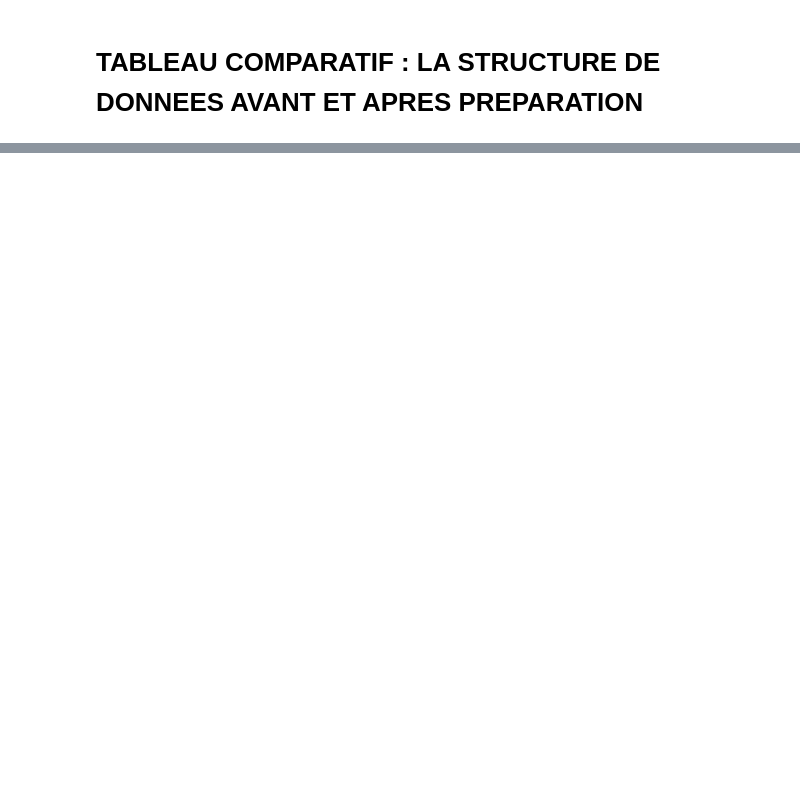
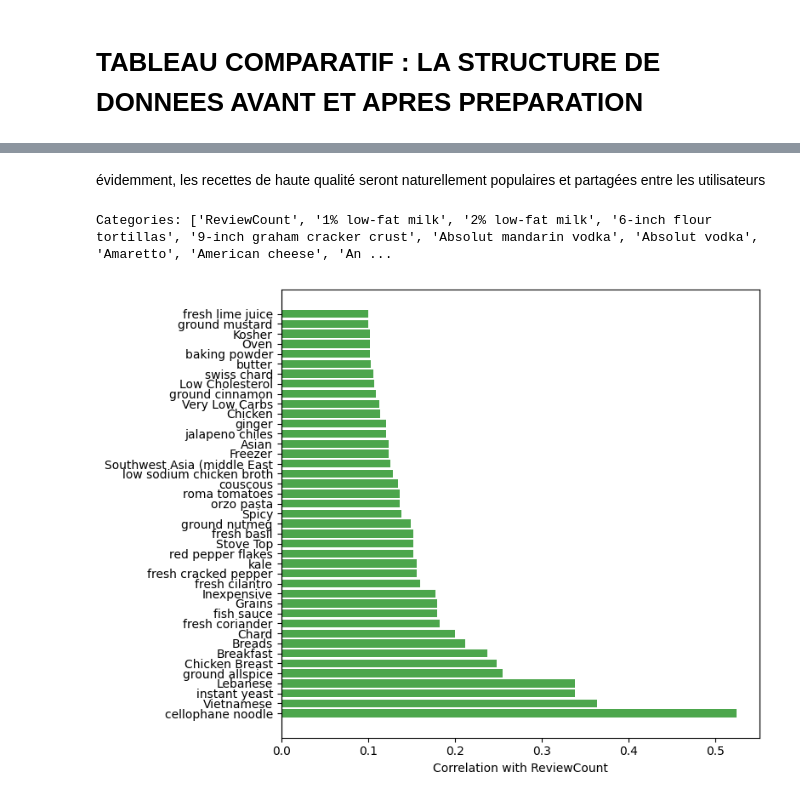
Before and after one commit to louaycodes/ProjetMachineLearning4Arctic, a Jupyter notebook: projetML.ipynb, the cells around one changed output, grey strips where cells are left out. Saved outputs shown, nothing was run; the diff lists cells and outputs as text; code cells hidden in the pictures; blank space fills up the shorter version.

```diff
--- a/projetML.ipynb
+++ b/projetML.ipynb
@@ -667,0 +813,20 @@ df_finale.describe()
+# %% [markdown]
+évidemment, les recettes de haute qualité seront naturellement populaires et partagées entre les utilisateurs
+# %%
+numeric_features = [col for col in pop_df.select_dtypes(include=np.number).columns if col not in nutrition_cols + ['RecipeId', 'CookTime', 'PrepTime', 'TotalTime', 'AggregatedRating', 'RecipeServings']]
+print(f"Categories: {numeric_features}")
+corr_avec_reviews = pop_df[numeric_features].dropna().corr()['ReviewCount'].drop('ReviewCount')
+forte_corr = corr_avec_reviews[abs(corr_avec_reviews) > 0.1].sort_values(ascending=False)
+
+fig, ax = plt.subplots(figsize=(8, 6))
+colors = ['green' if x > 0 else 'red' for x in forte_corr.values]
+ax.barh(range(len(forte_corr)), forte_corr.values, color=colors, alpha=0.7)
+ax.set_yticks(range(len(forte_corr)))
+ax.set_yticklabels(forte_corr.index)
+ax.set_xlabel('Correlation avec ReviewCount')
+ax.axvline(0, color='black', linewidth=0.8)
+plt.tight_layout()
+plt.show()
+# %% [output]
+Categories: ['ReviewCount', '1% low-fat milk', '2% low-fat milk', '6-inch flour tortillas', '9-inch graham cracker crust', 'Absolut mandarin vodka', 'Absolut vodka', 'Amaretto', 'American cheese', 'An ...
+[figure, added]
```
Also changed, not shown: parts of 18 cells of this notebook.
